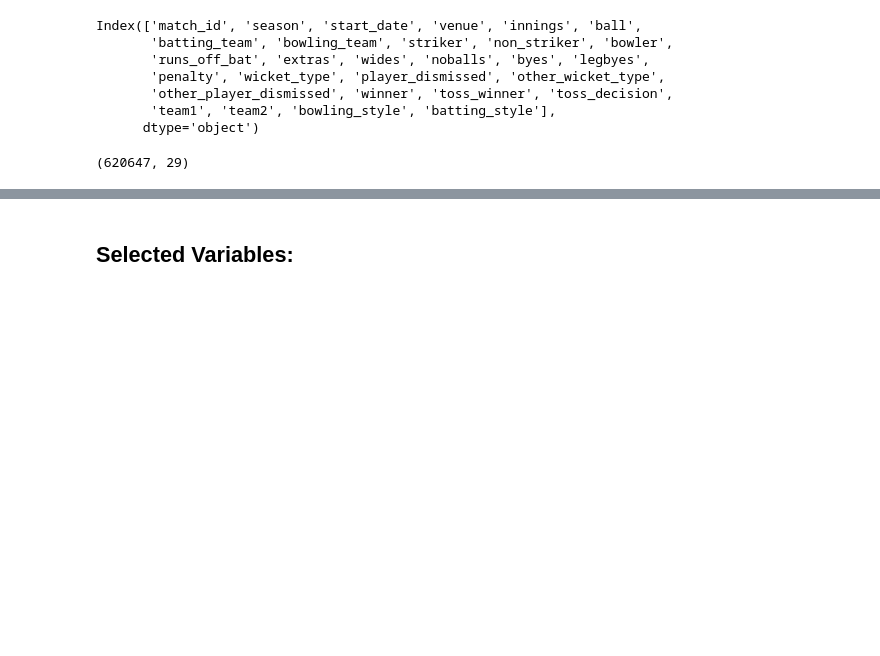
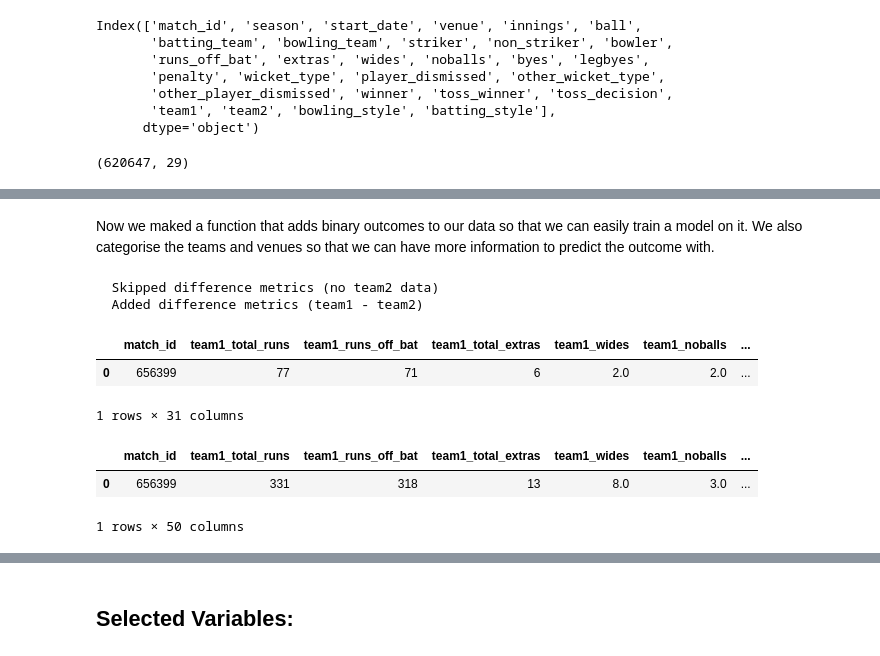
Before and after one commit to y-oth/dst_assessment1, a Jupyter notebook: YoussefO/report/DataAnalysis.ipynb, the cells around one changed output, grey strips where cells are left out. Cells and saved outputs as stored; diff of their text form; code cells hidden in the pictures; blank space fills up the shorter version.

```diff
--- a/YoussefO/report/DataAnalysis.ipynb
+++ b/YoussefO/report/DataAnalysis.ipynb
@@ -1293,0 +203,44 @@ Recommendation: Possible but limited
+# %% [markdown]
+Now we maked a function that adds binary outcomes to our data so that we can easily train a model on it. We also categorise the teams and venues so that we can have more information to predict the outcome with.
+# %%
+def categorize_features(df):
+    """
+    Add binary outcomes, toss variables, difference metrics, and categorical encodings.
+    """
+
+    final_data = df.copy()
+
+    # Binary winner variable (1 if team1 wins, 0 if team2 wins)
+    final_data['winner_binary'] = (final_data['winner'] == final_data['team1']).astype(int)
+
+    # Toss winner binary (1 if team1 won toss, 0 otherwise)
+    final_data['toss_won_by_team1'] = (final_data['toss_winner'] == final_data['team1']).astype(int)
+
+    # Toss decision binary (1 if bat first, 0 if field first)
+    final_data['toss_decision_bat'] = (final_data['toss_decision'] == 'bat').astype(int)
+
+    # Calculate relative performance metrics (only if team2 data exists)
+    has_team2 = 'team2_total_runs' in final_data.columns
+
+    if has_team2:
+        final_data['runs_difference'] = final_data['team1_total_runs'] - final_data['team2_total_runs']
+        final_data['wickets_difference'] = final_data['team1_wickets'] - final_data['team2_wickets']
+        final_data['run_rate_difference'] = final_data['team1_run_rate'] - final_data['team2_run_rate']
+        final_data['boundary_difference'] = final_data['team1_boundaries'] - final_data['team2_boundaries']
+        print("  Added difference metrics (team1 - team2)")
+    else:
+        print("  Skipped difference metrics (no team2 data)")
+
+    # Create venue and team categorical encodings (for mixed effects)
+    final_data['venue_encoded'] = pd.Categorical(final_data['venue']).codes
+    final_data['team1_encoded'] = pd.Categorical(final_data['team1']).codes
+    final_data['team2_encoded'] = pd.Categorical(final_data['team2']).codes
+    final_data['season_encoded'] = pd.Categorical(final_data['season']).codes
+
+    # Sort by match_id for consistency
+    final_data = final_data.sort_values('match_id').reset_index(drop=True)
+
+    return final_data
+# %% [output]
+  Skipped difference metrics (no team2 data)
+  Added difference metrics (team1 - team2)
@@ -1293,0 +253,12 @@ Recommendation: Possible but limited
+# %%
+df_10.head(1)
+# %% [output]
+|  | match_id | team1_total_runs | team1_runs_off_bat | team1_total_extras | team1_wides | team1_noballs | ... |
+| 0 | 656399 | 77 | 71 | 6 | 2.0 | 2.0 | ... |
+1 rows × 31 columns
+# %%
+df_60.head(1)
+# %% [output]
+|  | match_id | team1_total_runs | team1_runs_off_bat | team1_total_extras | team1_wides | team1_noballs | ... |
+| 0 | 656399 | 331 | 318 | 13 | 8.0 | 3.0 | ... |
+1 rows × 50 columns
```
Also changed, not shown: parts of 57 cells of this notebook.
